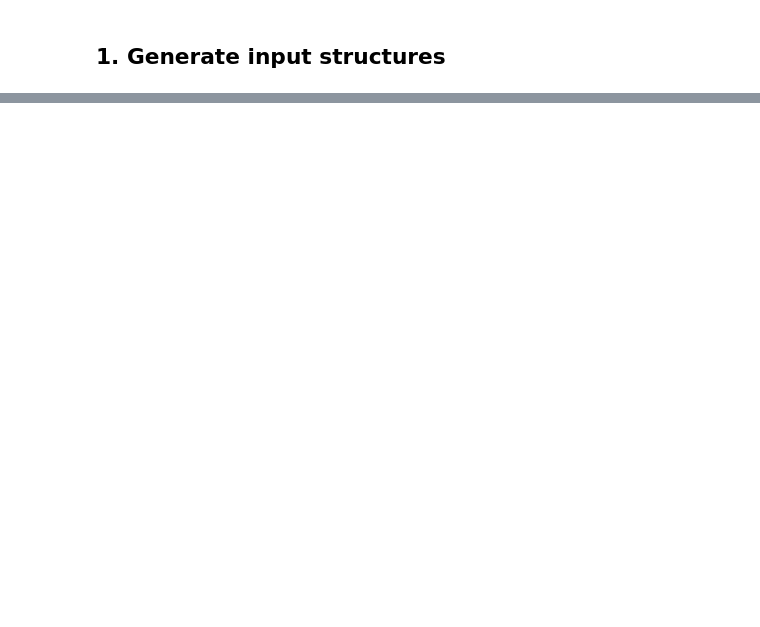
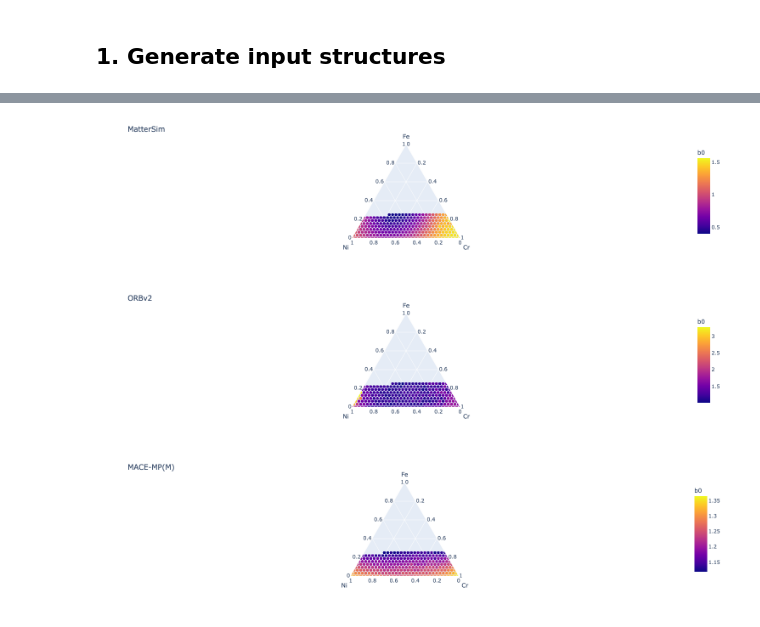
Before and after one commit to atomind-ai/mlip-arena, a Jupyter notebook: mlip_arena/tasks/eos_alloy/run.ipynb, the cells around one changed output, grey strips where cells are left out. Drawn from its saved outputs; the diff is of its cells as text; code cells hidden in the pictures; blank space fills up the shorter version.

```diff
--- a/mlip_arena/tasks/eos_alloy/run.ipynb
+++ b/mlip_arena/tasks/eos_alloy/run.ipynb
@@ -111,0 +141,12 @@ def postprocess(output, model: str, formula: str):
+# %%
+elements = set().union(*[set(Formula(f)) for f in df['formula']])
+
+data = df.assign(**{
+    k: df['formula'].map(
+        lambda f: Formula(f).count()[k] / sum(Formula(f).count().values())
+        if k in Formula(f).count() else 0
+    )
+    for k in elements
+})
+
+data
@@ -111,0 +167,19 @@ def postprocess(output, model: str, formula: str):
+# %%
+import plotly.express as px
+
+
+for i, method in enumerate(methods):
+    filtered_data = data[data['method'] == method]
+    filtered_data = filtered_data.drop_duplicates(subset=['method', 'formula', 'volume'], keep='last')
+
+    fig = px.scatter_ternary(
+        filtered_data, a="Fe", b="Ni", c="Cr", color="b0", #size="total", size_max=15,
+        # color_discrete_map = {"Joly": "blue", "Bergeron": "green", "Coderre":"red"}
+    )
+
+    fig.update_layout(title=method)
+    fig.show()
+# %% [output]
+[figure, added]
+[figure, added]
+[figure, added]
```
Also changed, not shown: parts of 10 cells of this notebook, 2 other files.
